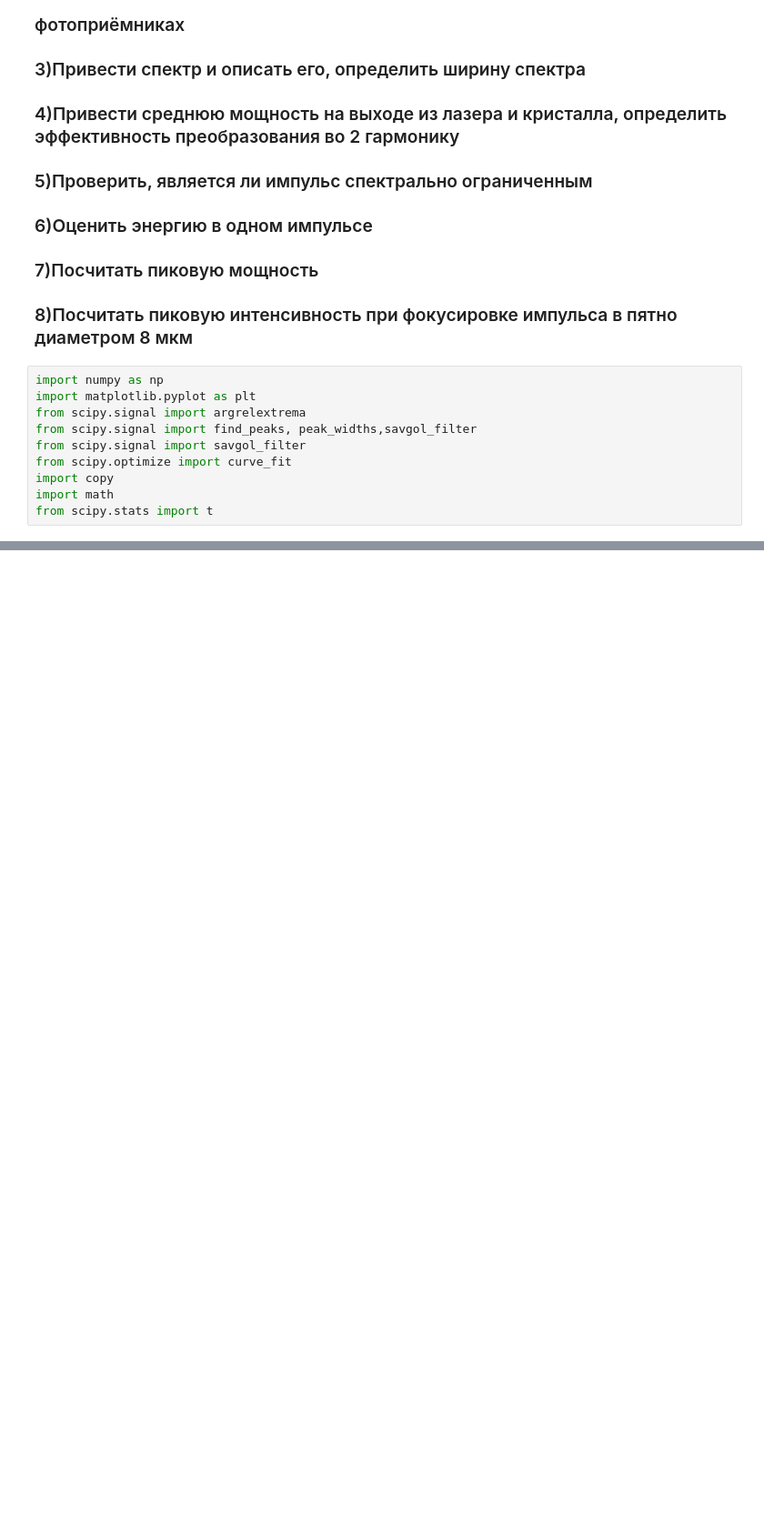
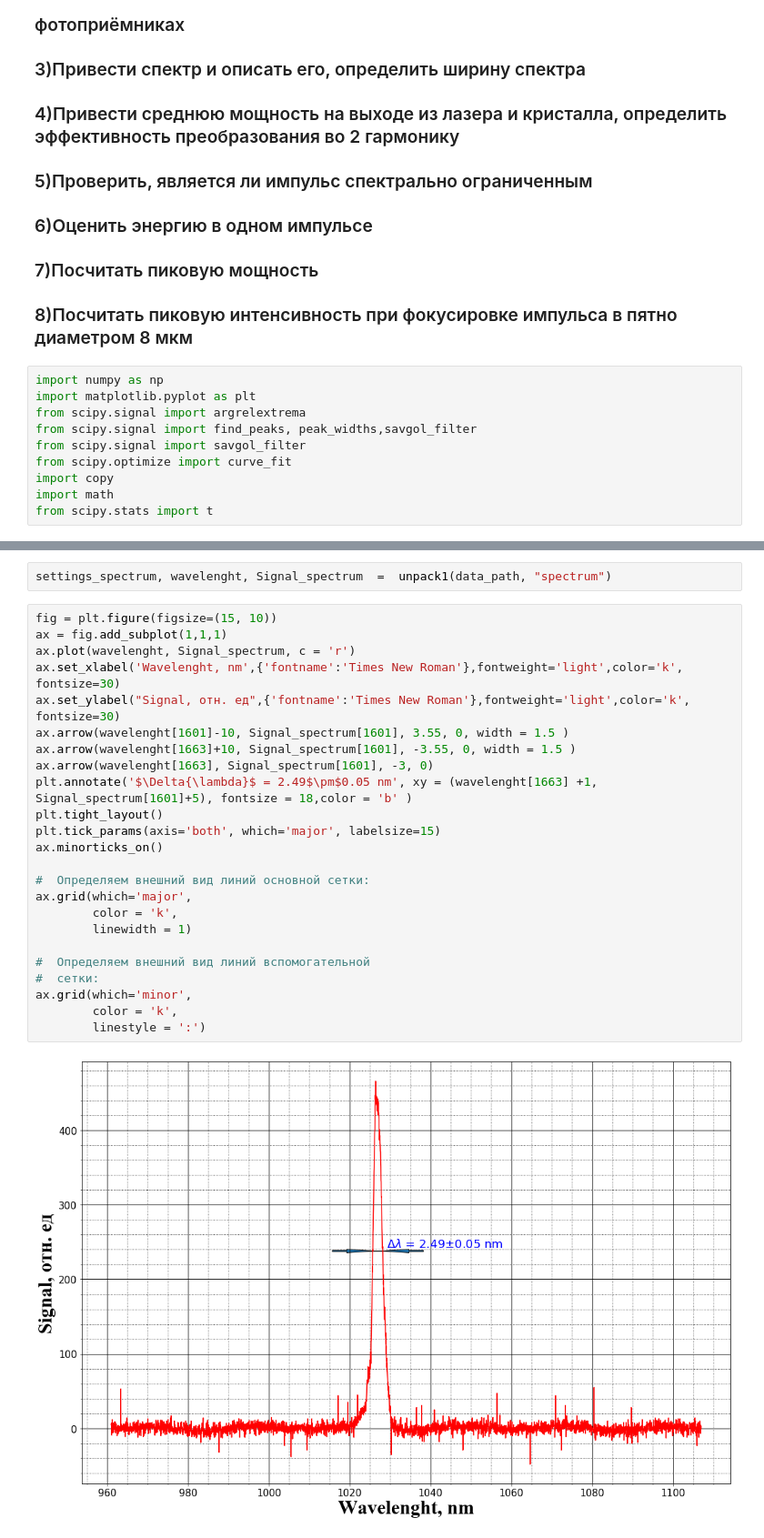
Before and after one commit to starosta39/laboratory_work, a Jupyter notebook: femtosecond_laser/Femptosecond_laser.ipynb, the cells around one changed output, grey strips where cells are left out. Shown: that part at 91% size. Cells and saved outputs as stored; diff of their text form; blank space fills up the shorter version.

```diff
--- a/femtosecond_laser/Femptosecond_laser.ipynb
+++ b/femtosecond_laser/Femptosecond_laser.ipynb
@@ -22,0 +122,28 @@ from scipy.stats import t
+# %%
+settings_spectrum, wavelenght, Signal_spectrum  =  unpack1(data_path, "spectrum")
+# %%
+fig = plt.figure(figsize=(15, 10))
+ax = fig.add_subplot(1,1,1)
+ax.plot(wavelenght, Signal_spectrum, c = 'r')
+ax.set_xlabel('Wavelenght, nm',{'fontname':'Times New Roman'},fontweight='light',color='k', fontsize=30)
+ax.set_ylabel("Signal, отн. ед",{'fontname':'Times New Roman'},fontweight='light',color='k', fontsize=30)
+ax.arrow(wavelenght[1601]-10, Signal_spectrum[1601], 3.55, 0, width = 1.5 )
+ax.arrow(wavelenght[1663]+10, Signal_spectrum[1601], -3.55, 0, width = 1.5 )
+ax.arrow(wavelenght[1663], Signal_spectrum[1601], -3, 0)
+plt.annotate('$\Delta{\lambda}$ = 2.49$\pm$0.05 nm', xy = (wavelenght[1663] +1, Signal_spectrum[1601]+5), fontsize = 18,color = 'b' )
+plt.tight_layout()
+plt.tick_params(axis='both', which='major', labelsize=15)
+ax.minorticks_on()
+
+#  Определяем внешний вид линий основной сетки:
+ax.grid(which='major',
+        color = 'k',
+        linewidth = 1)
+
+#  Определяем внешний вид линий вспомогательной
+#  сетки:
+ax.grid(which='minor',
+        color = 'k',
+        linestyle = ':')
+# %% [output]
+[figure, added]
```
Also changed, not shown: parts of 39 cells of this notebook.
